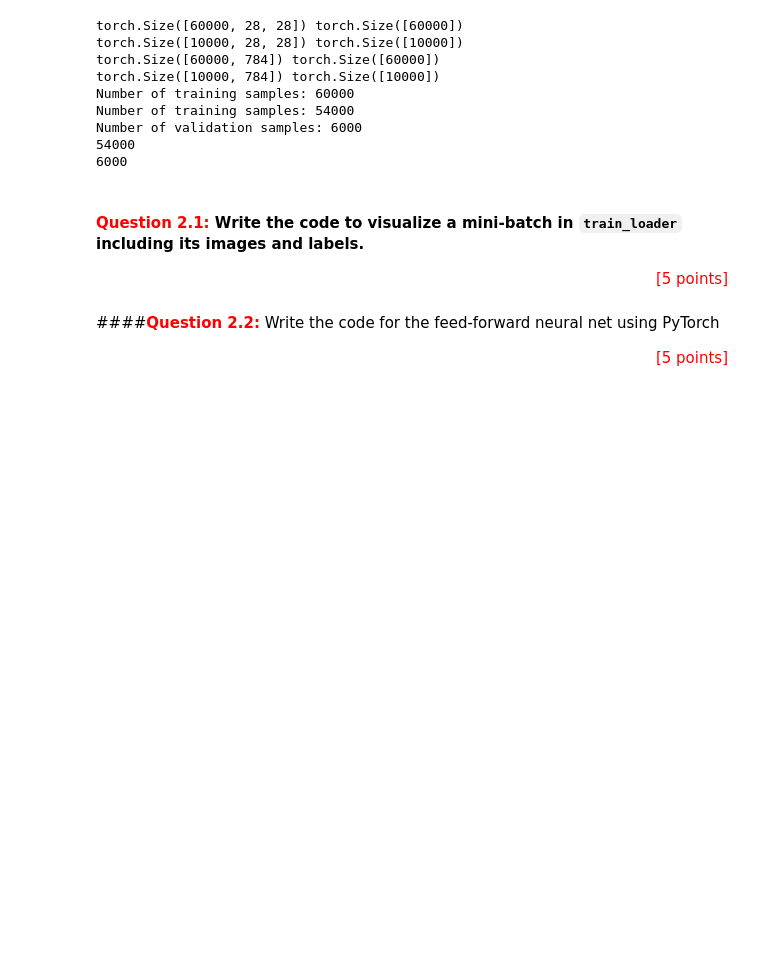
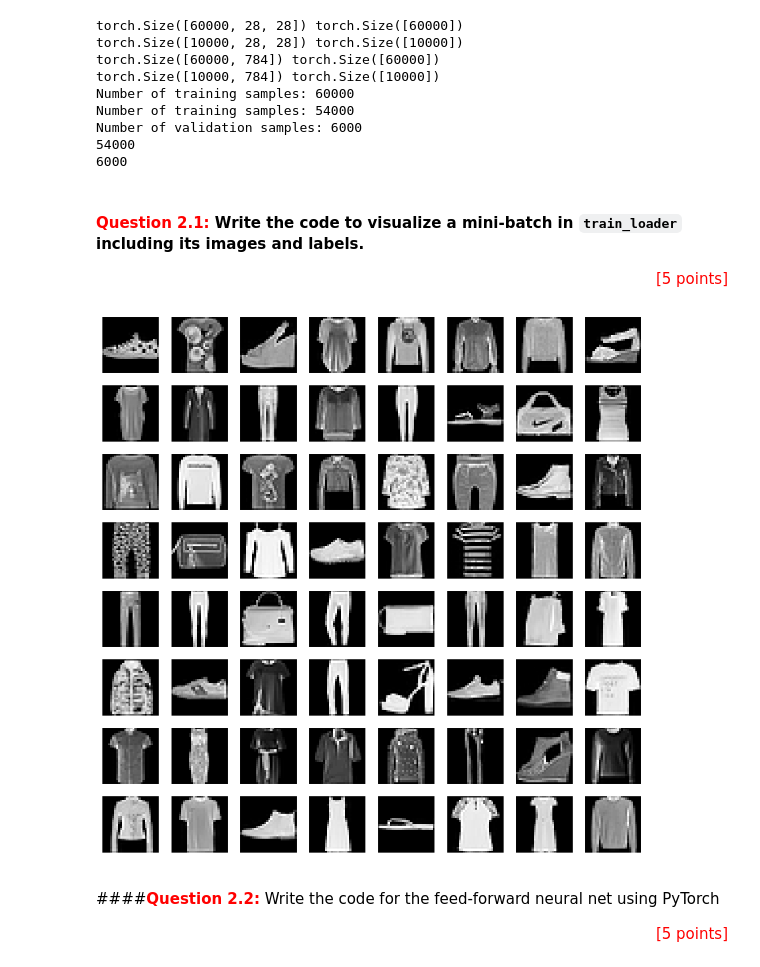
Before and after one commit to nguyenph-git/Deep-Learning, a Jupyter notebook: FIT5215_DeepLearningAssignment1_Official.ipynb, the cells around one changed output. Cells and saved outputs as stored; diff of their text form; code cells hidden in the pictures; blank space fills up the shorter version.

```diff
--- a/FIT5215_DeepLearningAssignment1_Official.ipynb
+++ b/FIT5215_DeepLearningAssignment1_Official.ipynb
@@ -534,9 +589,3 @@ def compute_acc(model, data_loader):
 **(d)** Write the code to evaluate the loss of the current `myFFN` model on a data loader (e.g., train_loader or test_loader).
 
 <div style="text-align: right"><font color="red">[2.5 points]</font></div>
-# %%
-def compute_loss(model, data_loader):
-  """
-  This function computes the loss of the model on a data loader
-  """
-  #Your code here
@@ -546,6 +608,7 @@ Train on the `MNIST` data with 50 epochs using `updateSGD`.
 num_epochs = 50
 for epoch in range(num_epochs):
     for i, (x, y) in enumerate(train_loader):
+      x, y = x.to(device), y.to(device)
       myFFN.update_SGD(x, y, learning_rate = 0.01)
     train_acc = compute_acc(myFFN, train_loader)
     train_loss = compute_loss(myFFN, train_loader)
@@ -566,0 +676,13 @@ for epoch in range(num_epochs):
+# %%
+myFFN = MyFFN(input_size = 28*28, num_classes = 10, hidden_sizes = [100, 100], act = torch.nn.ReLU)
+myFFN.create_FFN()
+num_epochs = 50
+for epoch in range(num_epochs):
+    for i, (x, y) in enumerate(train_loader):
+      x, y = x.to(device), y.to(device)
+      myFFN.update_AdaGrad(x, y, learning_rate = 0.005)
+    train_acc = compute_acc(myFFN, train_loader)
+    train_loss = compute_loss(myFFN, train_loader)
+    test_acc = compute_acc(myFFN, test_loader)
+    test_loss = compute_loss(myFFN, test_loader)
+    print(f"Epoch {epoch+1}/{num_epochs}, Train Loss: {train_loss:.4f}, Train Acc: {train_acc*100:.2f}%, Test Loss: {test_loss:.4f}, Test Acc: {test_acc*100:.2f}%")
@@ -633,3 +774,36 @@ Number of validation samples: 6000
+# %%
+#Your code here
+import math
+import numpy as np
+import matplotlib.pyplot as plt
+import os
+os.environ["KMP_DUPLICATE_LIB_OK"] = "TRUE" #to run on window machine
+
+fashion_class_names = ['T-shirt/top', 'Trouser', 'Pullover', 'Dress', 'Coat',
+                        'Sandal', 'Shirt', 'Sneaker', 'Bag', 'Ankle boot']
+
+def imshow(img):
+    img = img / 2 + 0.5  # unnormalize
+    npimg = img.numpy().reshape(28, 28)  # flat 784-vector -> 28x28 image
+    plt.imshow(npimg, cmap='gray')
+
+def visualize_data(images, labels, images_per_row=8):
+    n_images = len(images)
+    n_rows = math.ceil(n_images / images_per_row)
+    fig = plt.figure(figsize=(1.5*images_per_row, 1.5*n_rows))
+    fig.patch.set_facecolor('white')
+    for i in range(n_images):
+        plt.subplot(n_rows, images_per_row, i+1)
+        plt.xticks([])
+        plt.yticks([])
+        imshow(images[i])
+        plt.xlabel(fashion_class_names[labels[i]])
+    plt.show()
+
+images, labels = next(iter(train_loader))
+visualize_data(images, labels)
+# %% [output]
+[figure, added]
 # %% [markdown]
 ####<font color="red">**Question 2.2:**</font> Write the code for the feed-forward neural net using PyTorch
 
```
Also changed, not shown: parts of 19 cells of this notebook, 8 other files.
